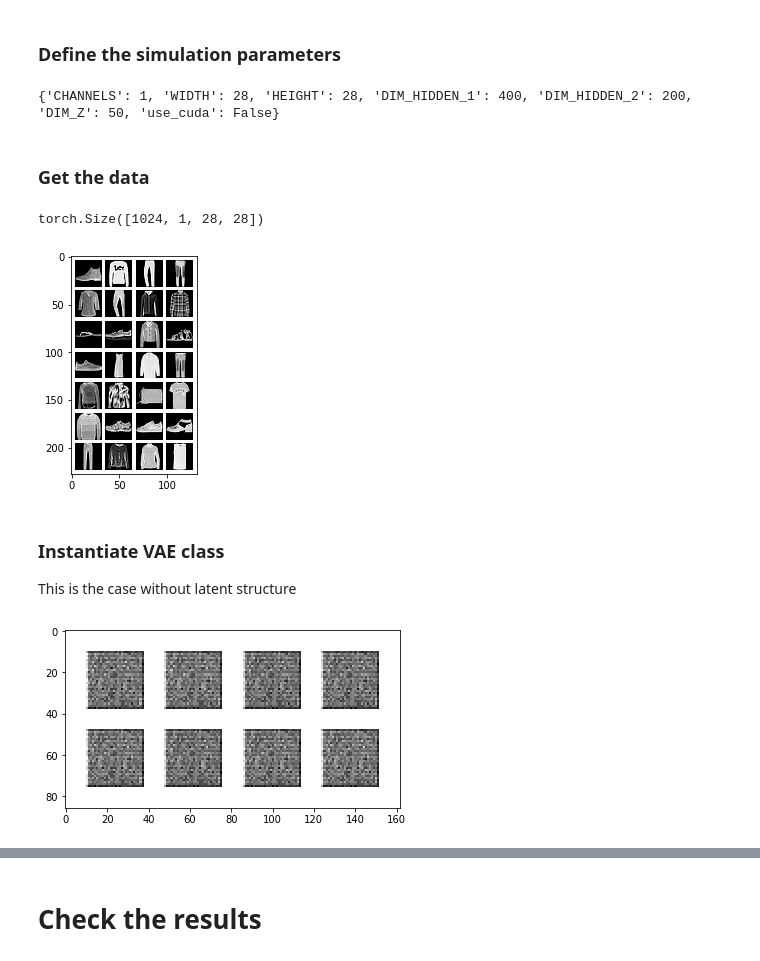
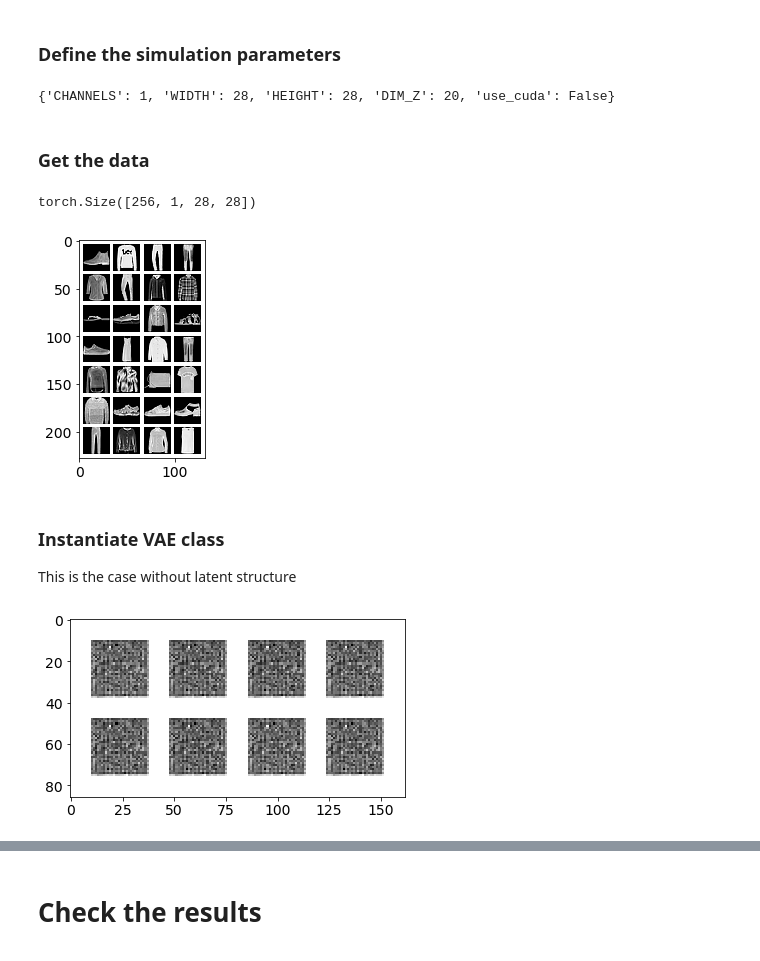
Before and after one commit to dalessioluca/VAE_PYRO, a Jupyter notebook: VAE_notebook.ipynb, the cells around one changed output, grey strips where cells are left out. Cells and saved outputs as stored; diff of their text form; code cells hidden in the pictures.

```diff
--- a/VAE_notebook.ipynb
+++ b/VAE_notebook.ipynb
@@ -23,32 +23,30 @@ params = {
     'CHANNELS' : 1,
     'WIDTH' : 28,
     'HEIGHT':28,
-    'DIM_HIDDEN_1':400,
-    'DIM_HIDDEN_2':200,
-    'DIM_Z':50,
+    'DIM_Z':20,
     'use_cuda' : torch.cuda.is_available()
     }
 print(params)
 # %% [output]
-{'CHANNELS': 1, 'WIDTH': 28, 'HEIGHT': 28, 'DIM_HIDDEN_1': 400, 'DIM_HIDDEN_2': 200, 'DIM_Z': 50, 'use_cuda': False}
+{'CHANNELS': 1, 'WIDTH': 28, 'HEIGHT': 28, 'DIM_Z': 20, 'use_cuda': False}
 # %% [markdown]
 ### Get the data
 # %%
-BATCH_SIZE = 1024
+BATCH_SIZE = 256
 kwargs = {'num_workers': 0, 'pin_memory': params["use_cuda"]}
 
 trainset = torchvision.datasets.FashionMNIST('./FashionMNIST', train=True, download=True, transform=tvt.ToTensor())
 trainloader = torch.utils.data.DataLoader(trainset, batch_size=BATCH_SIZE, shuffle=True, **kwargs)
 testset = torchvision.datasets.FashionMNIST('./FashionMNIST', train=False, download=True, transform=tvt.ToTensor())
 testloader = torch.utils.data.DataLoader(testset, batch_size=BATCH_SIZE, shuffle=False, **kwargs)
 
 imgs,labels = next(iter(testloader))
 
 print(imgs.shape)
 show_batch(imgs[:28],npadding=4)
 # %% [output]
-torch.Size([1024, 1, 28, 28])
+torch.Size([256, 1, 28, 28])
-[figure, old version]
+[figure, new version]
 # %% [markdown]
 ### Instantiate VAE class
 This is the case without latent structure
@@ -67,7 +65,7 @@ vae.model()
 imgs_rec = vae.reconstruct(imgs)
 show_batch(imgs_rec[:8])
 # %% [output]
-[figure, old version]
+[figure, new version]
 # %%
 ### test_model(vae.model,vae.guide,Trace_ELBO())
 ###
```
Also changed, not shown: parts of 7 cells of this notebook, 1 other file.
